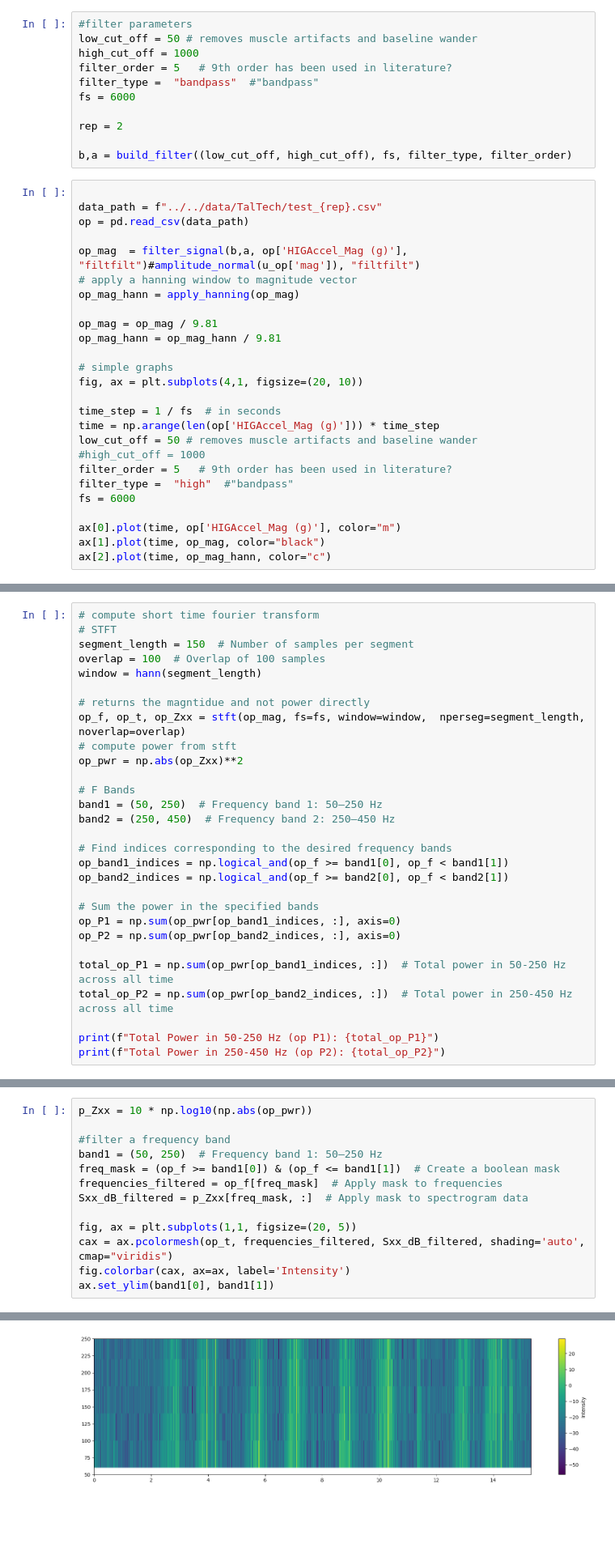
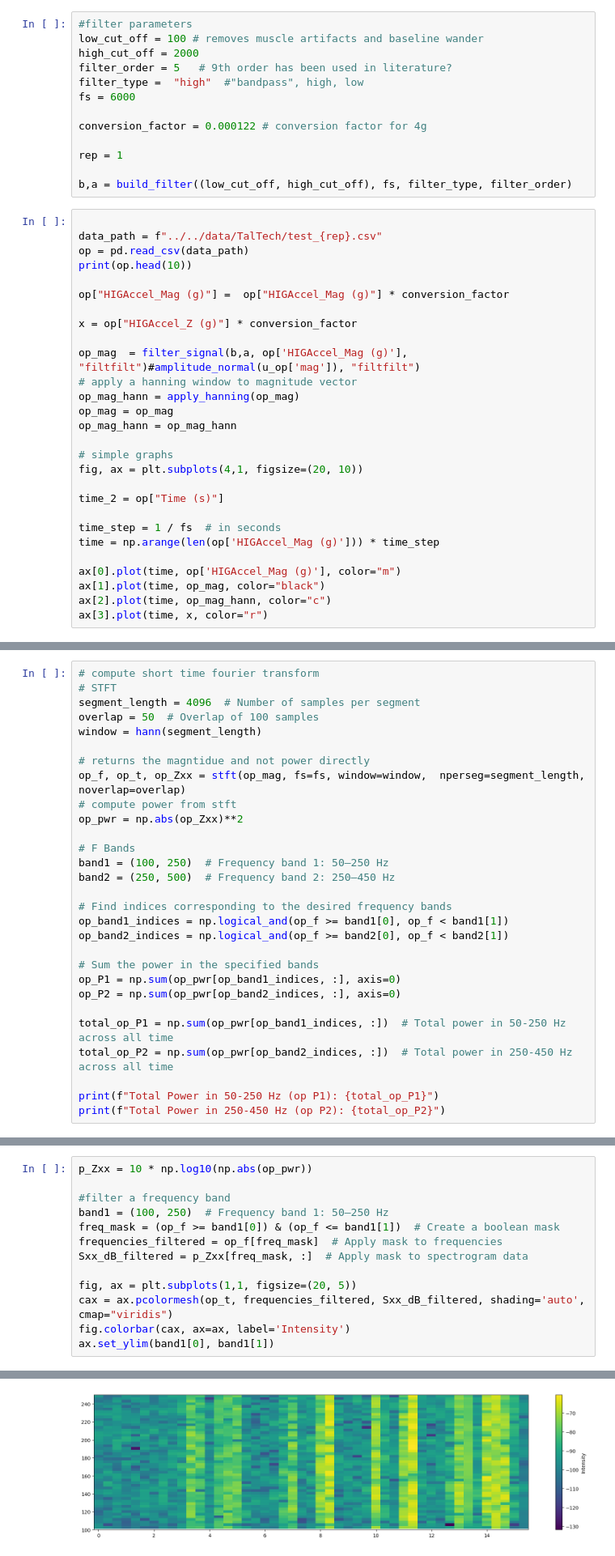
Before and after one commit to mcrooks83/osteosense_vag, a Jupyter notebook: notebooks/TalTech/1.0.TalTech_explore.ipynb, the cells around one changed output, grey strips where cells are left out. Shown at 81% size. Drawn from its saved outputs; the diff is of its cells as text; blank space fills up the shorter version.

```diff
--- a/notebooks/TalTech/1.0.TalTech_explore.ipynb
+++ b/notebooks/TalTech/1.0.TalTech_explore.ipynb
@@ -51,39 +51,43 @@ def apply_hanning(d):
     return windowed_signal
 # %%
 #filter parameters
-low_cut_off = 50 # removes muscle artifacts and baseline wander
-high_cut_off = 1000
+low_cut_off = 100 # removes muscle artifacts and baseline wander
+high_cut_off = 2000
 filter_order = 5   # 9th order has been used in literature?
-filter_type =  "bandpass"  #"bandpass"
+filter_type =  "high"  #"bandpass", high, low
 fs = 6000
 
-rep = 2
+conversion_factor = 0.000122 # conversion factor for 4g
+
+rep = 1
 
 b,a = build_filter((low_cut_off, high_cut_off), fs, filter_type, filter_order)
 # %%
 
 data_path = f"../../data/TalTech/test_{rep}.csv"
 op = pd.read_csv(data_path)
+print(op.head(10))
+
+op["HIGAccel_Mag (g)"] =  op["HIGAccel_Mag (g)"] * conversion_factor
+
+x = op["HIGAccel_Z (g)"] * conversion_factor
 
 op_mag  = filter_signal(b,a, op['HIGAccel_Mag (g)'], "filtfilt")#amplitude_normal(u_op['mag']), "filtfilt")
 # apply a hanning window to magnitude vector
 op_mag_hann = apply_hanning(op_mag)
-
-op_mag = op_mag / 9.81
-op_mag_hann = op_mag_hann / 9.81
+op_mag = op_mag
+op_mag_hann = op_mag_hann
 
 # simple graphs
 fig, ax = plt.subplots(4,1, figsize=(20, 10))
 
+time_2 = op["Time (s)"]
+
 time_step = 1 / fs  # in seconds
 time = np.arange(len(op['HIGAccel_Mag (g)'])) * time_step
-low_cut_off = 50 # removes muscle artifacts and baseline wander
-#high_cut_off = 1000
-filter_order = 5   # 9th order has been used in literature?
-filter_type =  "high"  #"bandpass"
-fs = 6000
 
 ax[0].plot(time, op['HIGAccel_Mag (g)'], color="m")
 ax[1].plot(time, op_mag, color="black")
 ax[2].plot(time, op_mag_hann, color="c")
+ax[3].plot(time, x, color="r")
 # %% [output]
@@ -173,8 +188,8 @@ ax.legend()
 # %%
 # compute short time fourier transform
 # STFT
-segment_length = 150  # Number of samples per segment
-overlap = 100  # Overlap of 100 samples
+segment_length = 4096  # Number of samples per segment
+overlap = 50  # Overlap of 100 samples
 window = hann(segment_length)
 
 # returns the magntidue and not power directly
@@ -183,8 +198,8 @@ op_f, op_t, op_Zxx = stft(op_mag, fs=fs, window=window,  nperseg=segment_length,
 op_pwr = np.abs(op_Zxx)**2
 
 # F Bands
-band1 = (50, 250)  # Frequency band 1: 50–250 Hz
-band2 = (250, 450)  # Frequency band 2: 250–450 Hz
+band1 = (100, 250)  # Frequency band 1: 50–250 Hz
+band2 = (250, 500)  # Frequency band 2: 250–450 Hz
 
 # Find indices corresponding to the desired frequency bands
 op_band1_indices = np.logical_and(op_f >= band1[0], op_f < band1[1])
@@ -241,7 +256,7 @@ ax.set_ylim(50, fs/2)
 p_Zxx = 10 * np.log10(np.abs(op_pwr))
 
 #filter a frequency band
-band1 = (50, 250)  # Frequency band 1: 50–250 Hz
+band1 = (100, 250)  # Frequency band 1: 50–250 Hz
 freq_mask = (op_f >= band1[0]) & (op_f <= band1[1])  # Create a boolean mask
 frequencies_filtered = op_f[freq_mask]  # Apply mask to frequencies
 Sxx_dB_filtered = p_Zxx[freq_mask, :]  # Apply mask to spectrogram data
@@ -255,4 +270,4 @@ ax.set_ylim(band1[0], band1[1])
-[figure, old version]
+[figure, new version]
 # %%
 p_Zxx = 10 * np.log10(np.abs(op_pwr))
 
```
Also changed, not shown: parts of 10 cells of this notebook, 23 other files.
